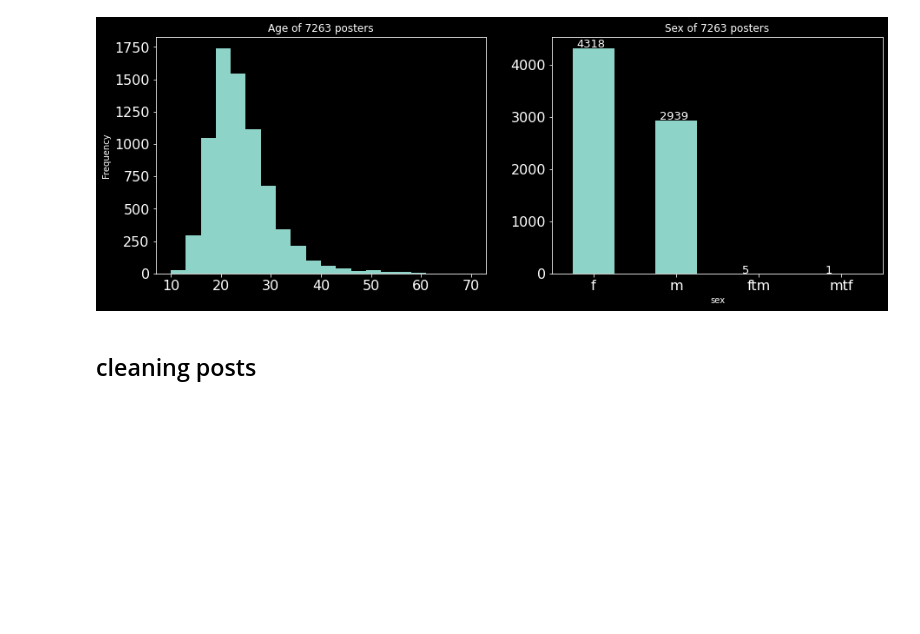
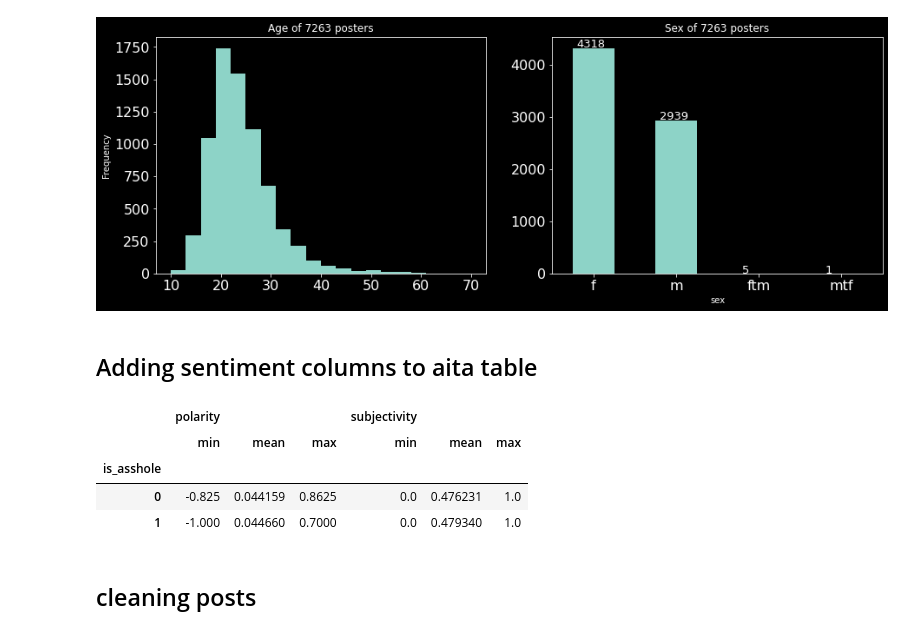
Before and after one commit to czengnn/who-is-the-asshole, a Jupyter notebook: who_the_a.ipynb, the cells around one changed output. Drawn from its saved outputs; the diff is of its cells as text; code cells hidden in the pictures; blank space fills up the shorter version.

```diff
--- a/who_the_a.ipynb
+++ b/who_the_a.ipynb
@@ -63,3 +71,5 @@ for p in ax[1].patches:
     ax[1].annotate(str(p.get_height()), (p.get_x()+.05, p.get_height() * 1.005),fontsize=13)
 # %% [output]
 [figure]
+# %% [markdown]
+## Adding sentiment columns to aita table
@@ -66,3 +79,11 @@ for p in ax[1].patches:
+# %%
+aita[['polarity','subjectivity','is_asshole']].groupby('is_asshole').agg({'polarity': ['min','mean','max'],'subjectivity':['min','mean','max']})
+# %% [output]
+|  | polarity |  |  | subjectivity |  |  |
+|  | min | mean | max | min | mean | max |
+| is_asshole |  |  |  |  |  |  |
+| 0 | -0.825 | 0.044159 | 0.8625 | 0.0 | 0.476231 | 1.0 |
+| 1 | -1.000 | 0.044660 | 0.7000 | 0.0 | 0.479340 | 1.0 |
 # %% [markdown]
 ## cleaning posts
 # %%
```
Also changed, not shown: parts of 18 cells of this notebook, 1 other file.
